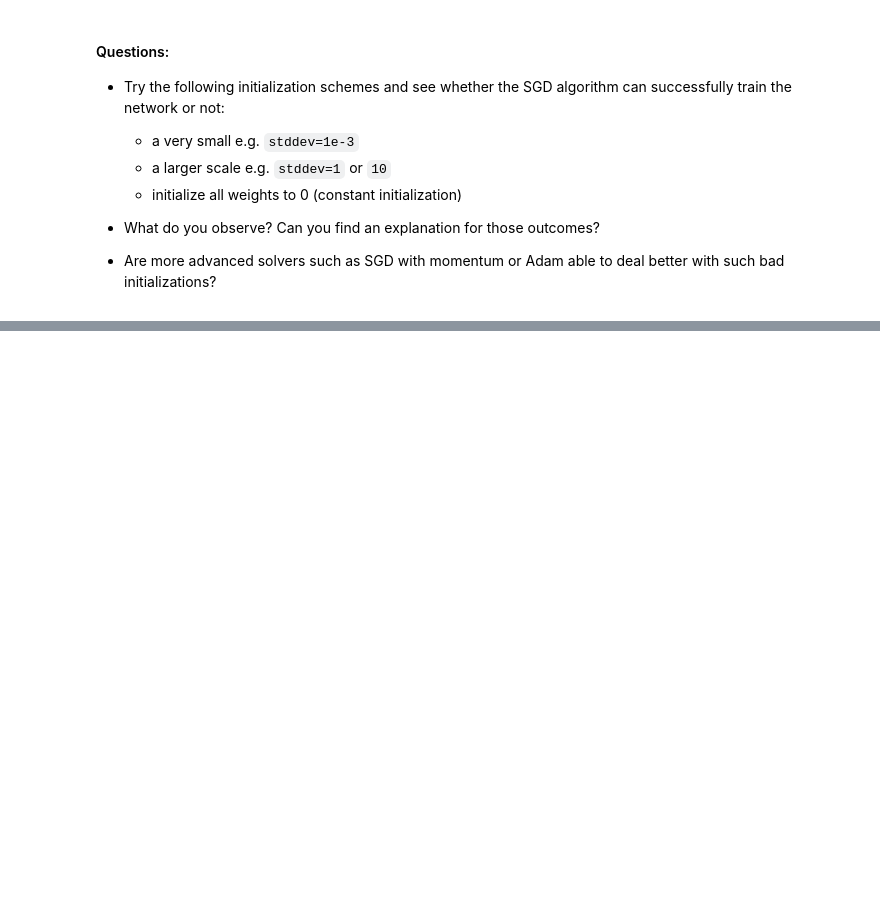
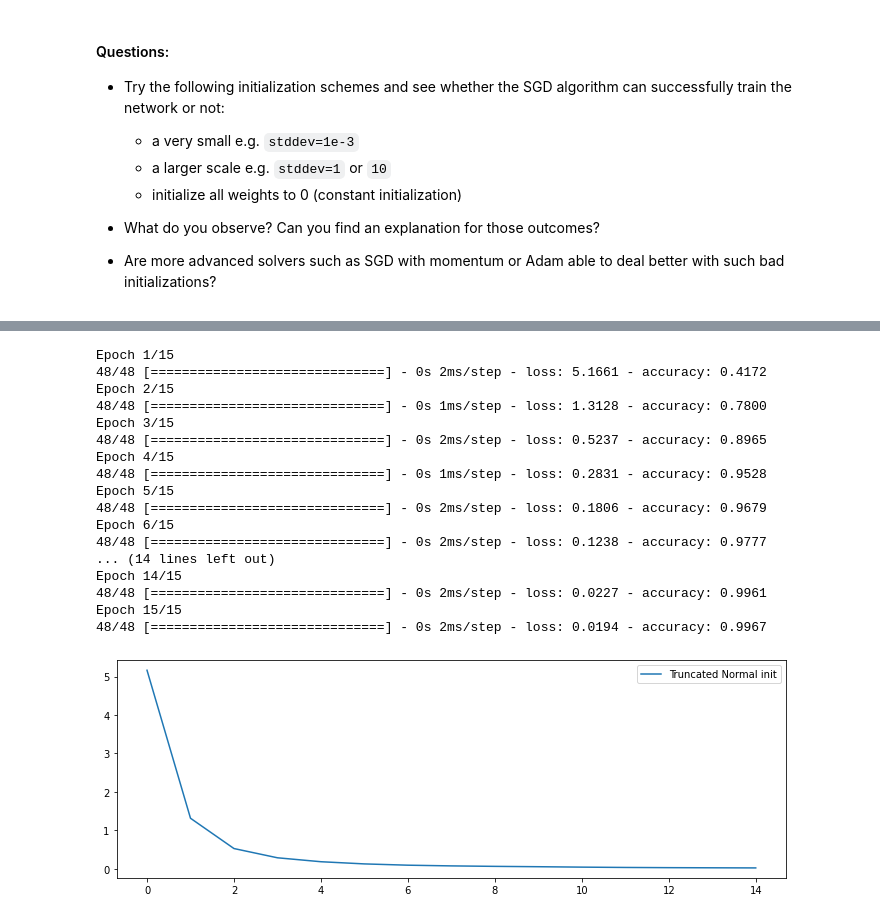
Before and after one commit to hrialan/AppliedDeepLearning_M2DataScience, a Jupyter notebook: labs/01_keras/Intro Keras.ipynb, the cells around one changed output, grey strips where cells are left out. Cells and saved outputs as stored; diff of their text form; code cells hidden in the pictures; blank space fills up the shorter version.

```diff
--- a/labs/01_keras/Intro Keras.ipynb
+++ b/labs/01_keras/Intro Keras.ipynb
@@ -723,0 +727,39 @@ model.layers[0].weights
+# %%
+normal_init = initializers.TruncatedNormal(stddev=1)
+
+
+model = Sequential()
+model.add(Dense(hidden_dim, input_dim=input_dim, activation="tanh",
+                kernel_initializer=normal_init))
+model.add(Dense(hidden_dim, activation="tanh",
+                kernel_initializer=normal_init))
+model.add(Dense(output_dim, activation="softmax",
+                kernel_initializer=normal_init))
+
+model.compile(optimizer=optimizers.SGD(learning_rate=0.1),
+              loss='categorical_crossentropy', metrics=['accuracy'])
+
+history = model.fit(X_train, Y_train, epochs=15, batch_size=32)
+
+plt.figure(figsize=(12, 4))
+plt.plot(history.history['loss'], label="Truncated Normal init")
+plt.legend();
+# %% [output]
+Epoch 1/15
+48/48 [==============================] - 0s 2ms/step - loss: 5.1661 - accuracy: 0.4172
+Epoch 2/15
+48/48 [==============================] - 0s 1ms/step - loss: 1.3128 - accuracy: 0.7800
+Epoch 3/15
+48/48 [==============================] - 0s 2ms/step - loss: 0.5237 - accuracy: 0.8965
+Epoch 4/15
+48/48 [==============================] - 0s 1ms/step - loss: 0.2831 - accuracy: 0.9528
+Epoch 5/15
+48/48 [==============================] - 0s 2ms/step - loss: 0.1806 - accuracy: 0.9679
+Epoch 6/15
+48/48 [==============================] - 0s 2ms/step - loss: 0.1238 - accuracy: 0.9777
+... (14 lines left out)
+Epoch 14/15
+48/48 [==============================] - 0s 2ms/step - loss: 0.0227 - accuracy: 0.9961
+Epoch 15/15
+48/48 [==============================] - 0s 2ms/step - loss: 0.0194 - accuracy: 0.9967
+[figure, added]
```
Also changed, not shown: parts of 27 cells of this notebook.
